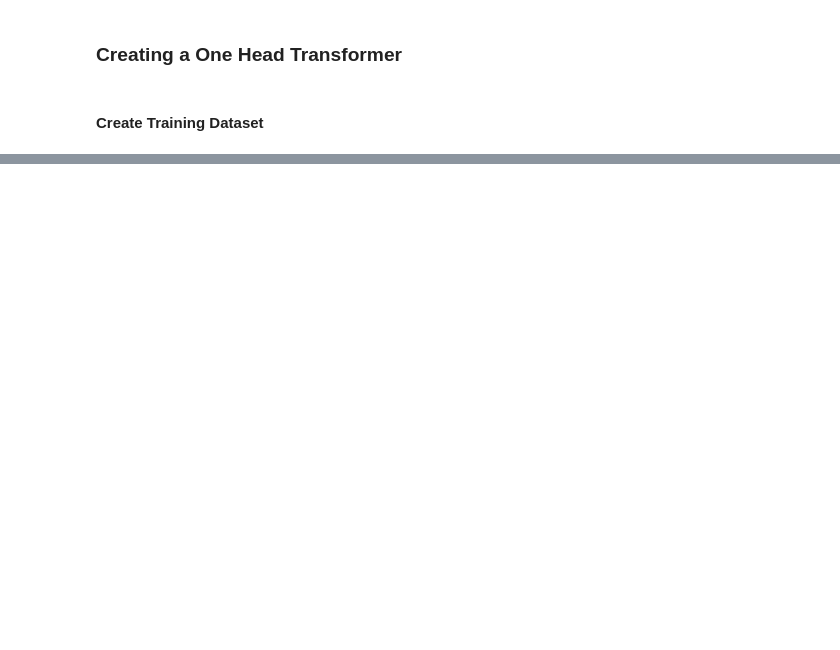
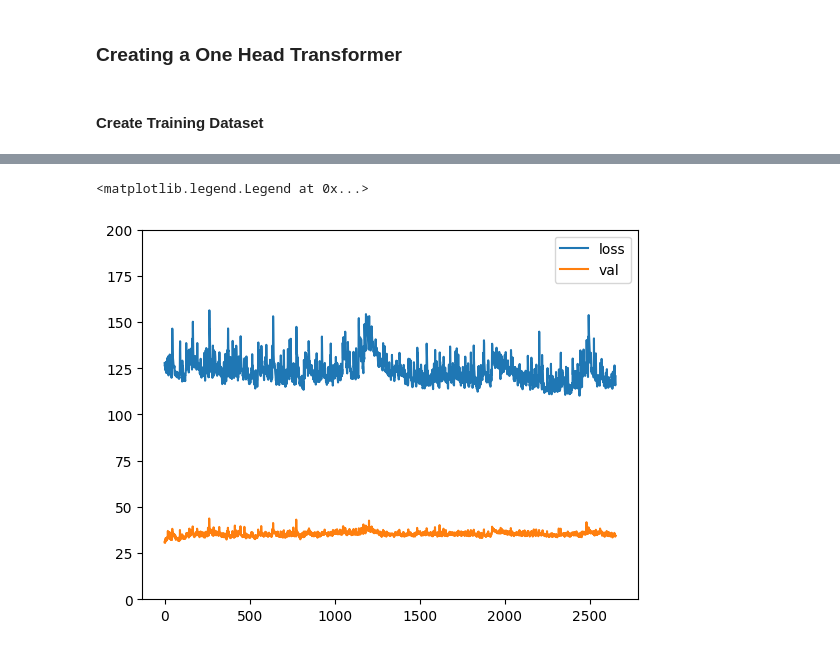
Before and after one commit to Yairama/Geospatial-Interpolation, a Jupyter notebook: 03 transformers_one_head.ipynb, the cells around one changed output, grey strips where cells are left out. Drawn from its saved outputs; the diff is of its cells as text; code cells hidden in the pictures; blank space fills up the shorter version.

Commit message:
Finished Multilayer perceptron, working on transformers

```diff
--- a/03 transformers_one_head.ipynb
+++ b/03 transformers_one_head.ipynb
@@ -40,12 +65,14 @@ Text(0.5, 1.0, 'Drill holes - plan view')
 #### Create Training Dataset
 # %%
 df_sample = pd.get_dummies(df_simulation_sample)
+df_sample = df_sample.iloc[:,:-1]
 columns = df_sample.columns.tolist()
 columns.remove('finos')
 columns.append('finos')
 df_sample = df_sample[columns]
 
 df = pd.get_dummies(df_simulation)
+df = df.iloc[:,:-1]
 columns = df.columns.tolist()
 columns.remove('finos')
 columns.append('finos')
@@ -65,7 +92,7 @@ class Data(torch.utils.data.Dataset):
     self.y = torch.from_numpy(y.to_numpy().astype(np.float32)).to(device)
     self.len = self.X.shape[0]
   def __getitem__(self, index: int) -> tuple:
-    return self.X[index], self.y[index]
+    return torch.tensor(self.X[index]).view(3,3), self.y[index]
   def __len__(self) -> int:
     return self.len
 # %%
@@ -73,7 +100,7 @@ device = torch.device("cuda" if torch.cuda.is_available() else "cpu")
 
 # Define el tamaño de entrada, oculto y salida de la red neuronal
 X = df_sample.iloc[:,:-1]
-y = df_sample.iloc[:,1]
+y = df_sample.iloc[:,-1]
 
 X_train, X_val, y_train, y_val = train_test_split(X, y, test_size=0.2)
 
@@ -81,6 +108,6 @@ train = Data(X_train, y_train,device)
 val = Data(X_val, y_val,device)
 real = Data(df.iloc[:,:-1],df.iloc[:,-1], device)
 
-train_loader = data.DataLoader(train, batch_size=50)
-val_loader = data.DataLoader(val, batch_size=50)
+train_loader = data.DataLoader(train, batch_size=300, shuffle=True)
+val_loader = data.DataLoader(val, batch_size=300)
 real_loader = data.DataLoader(real)
@@ -112,0 +181,11 @@ class MineralPredictionNet(nn.Module):
+# %%
+model = Model(n_layers=4)
+model.to(device)
+
+# Define la función de pérdida y el optimizador
+criterion = nn.MSELoss()
+optimizer = torch.optim.Adam(model.parameters(), lr=0.01)
+# summary(model, batch_dim=50)
+writer = SummaryWriter()
+model.load_state_dict(torch.load('models/02Transformer_2654.pth'))
+model.train(True)
@@ -112,0 +258,8 @@ class MineralPredictionNet(nn.Module):
+# %%
+plt.plot(loss_list, label='loss')
+plt.plot(val_list, label='val')
+plt.ylim(0,200)
+plt.legend()
+# %% [output]
+<matplotlib.legend.Legend at 0x...>
+[figure, added]
```
Also changed, not shown: parts of 10 cells of this notebook, 13 other files.
